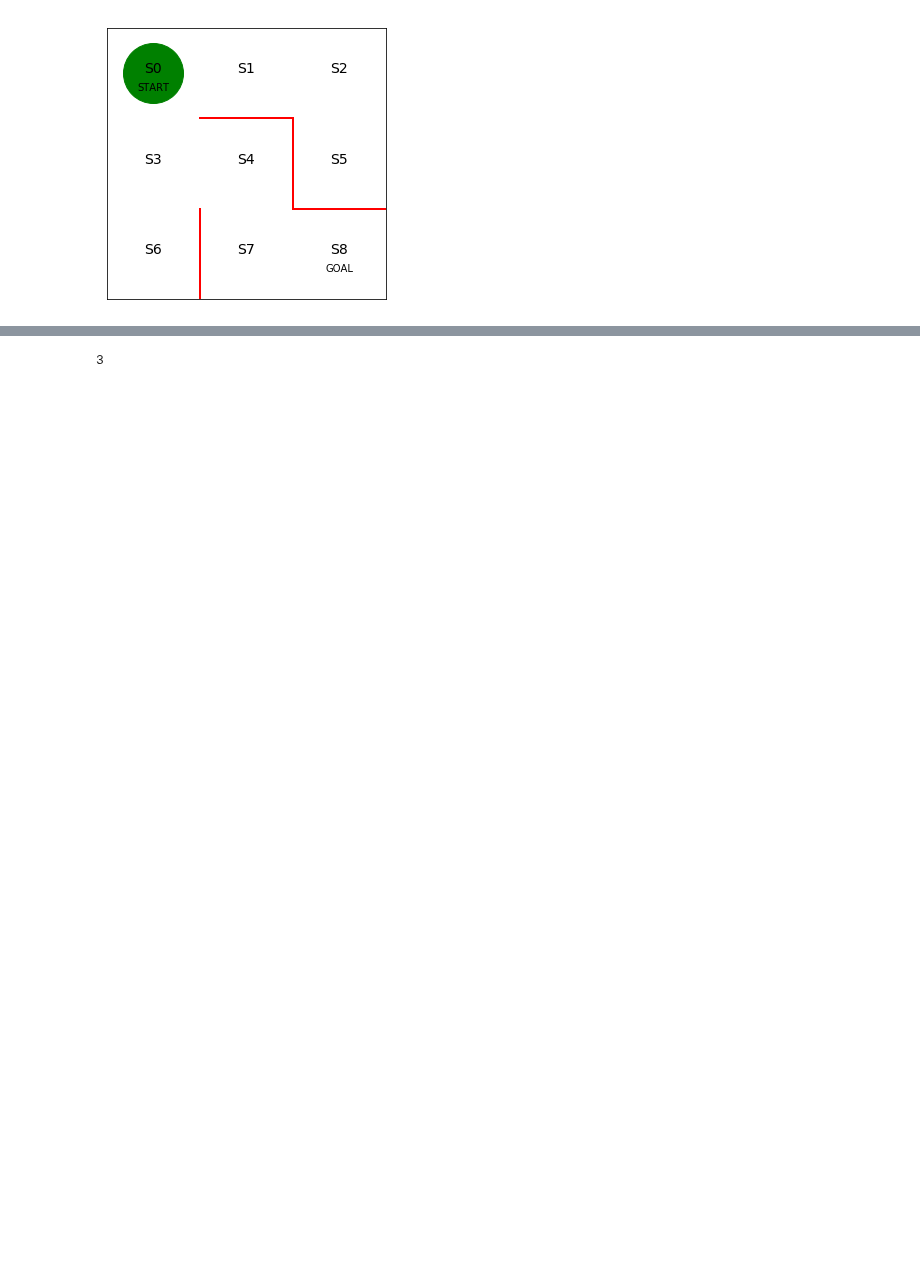
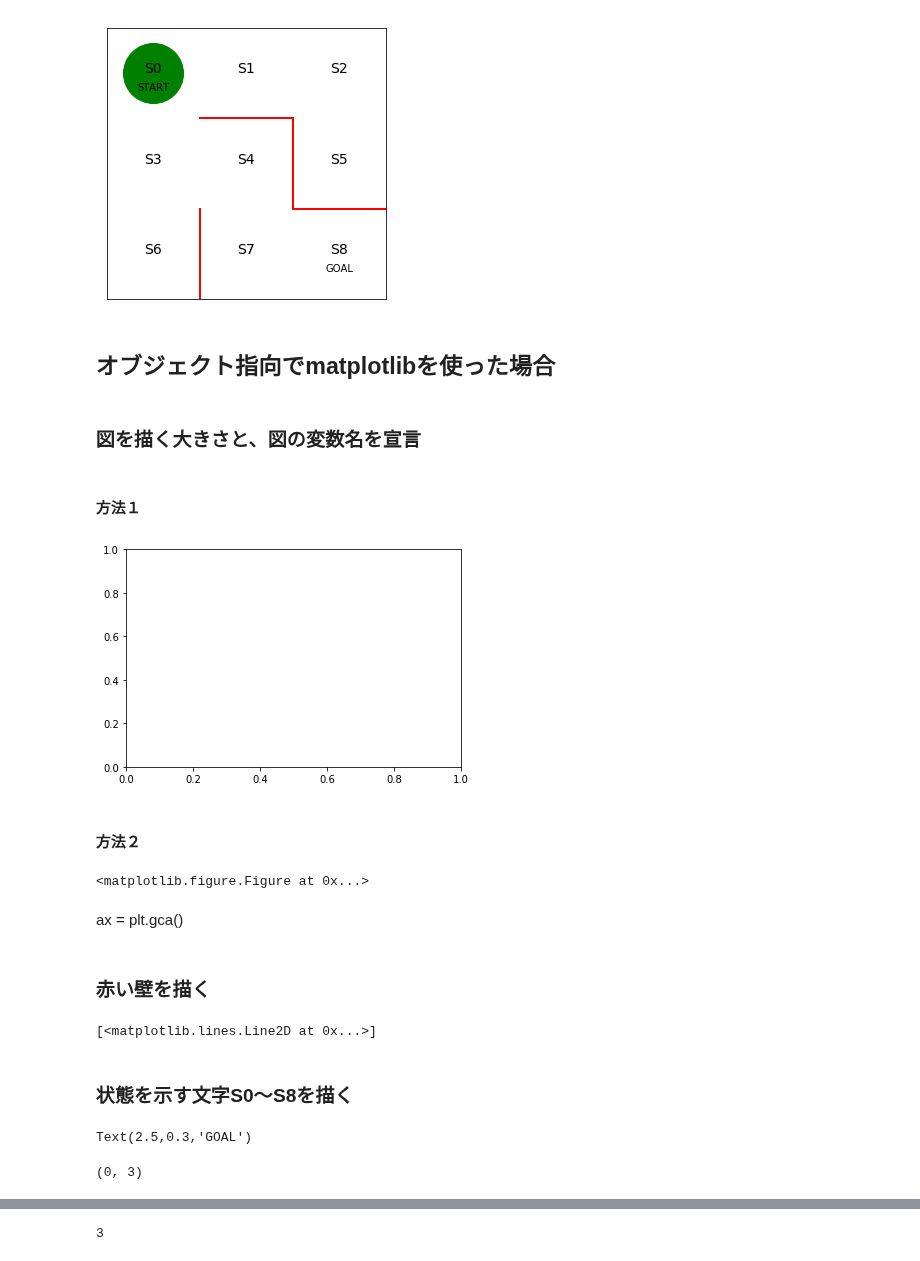
Before and after one commit to unagiinu2k/Deep-Reinforcement-Learning-Book, a Jupyter notebook: program/2_2_maze_random.ipynb, the cells around one changed output, grey strips where cells are left out. Cells and saved outputs as stored; diff of their text form; code cells hidden in the pictures; blank space fills up the shorter version.

Commit message:
studying matplotlib object oriented usage

```diff
--- a/program/2_2_maze_random.ipynb
+++ b/program/2_2_maze_random.ipynb
@@ -43,3 +44,19 @@ plt.tick_params(axis='both', which='both', bottom='off', top='off',
 line, = ax.plot([0.5], [2.5], marker="o", color='g', markersize=60)
 # %% [output]
 [figure]
+# %% [markdown]
+## オブジェクト指向でmatplotlibを使った場合
+# %% [markdown]
+### 図を描く大きさと、図の変数名を宣言
+# %% [markdown]
+#### 方法１
+# %%
+fig, ax = plt.subplots()
+# %% [output]
+[figure, added]
+# %% [markdown]
+#### 方法２
+# %%
+fig = plt.figure(figsize=(5, 5))
+# %% [output]
+<matplotlib.figure.Figure at 0x...>
@@ -45,0 +65,35 @@ line, = ax.plot([0.5], [2.5], marker="o", color='g', markersize=60)
+# %% [markdown]
+ax = plt.gca()
+# %% [markdown]
+### 赤い壁を描く
+# %%
+ax.plot([1, 1], [0, 1], color='red', linewidth=2)
+
+ax.plot([1, 2], [2, 2], color='red', linewidth=2)
+
+ax.plot([2, 2], [2, 1], color='red', linewidth=2)
+ax.plot([2, 3], [1, 1], color='red', linewidth=2)
+# %% [output]
+[<matplotlib.lines.Line2D at 0x...>]
+# %% [markdown]
+### 状態を示す文字S0～S8を描く
+# %%
+ax.text(0.5, 2.5, 'S0', size=14, ha='center')
+ax.text(1.5, 2.5, 'S1', size=14, ha='center')
+ax.text(2.5, 2.5, 'S2', size=14, ha='center')
+ax.text(0.5, 1.5, 'S3', size=14, ha='center')
+ax.text(1.5, 1.5, 'S4', size=14, ha='center')
+ax.text(2.5, 1.5, 'S5', size=14, ha='center')
+ax.text(0.5, 0.5, 'S6', size=14, ha='center')
+ax.text(1.5, 0.5, 'S7', size=14, ha='center')
+ax.text(2.5, 0.5, 'S8', size=14, ha='center')
+ax.text(0.5, 2.3, 'START', ha='center')
+ax.text(2.5, 0.3, 'GOAL', ha='center')
+# %% [output]
+Text(2.5,0.3,'GOAL')
+# %%
+# 描画範囲の設定と目盛りを消す設定
+ax.set_xlim(0, 3)
+ax.set_ylim(0, 3)
+# %% [output]
+(0, 3)
```
Also changed, not shown: parts of 42 cells of this notebook, 1 other file.
